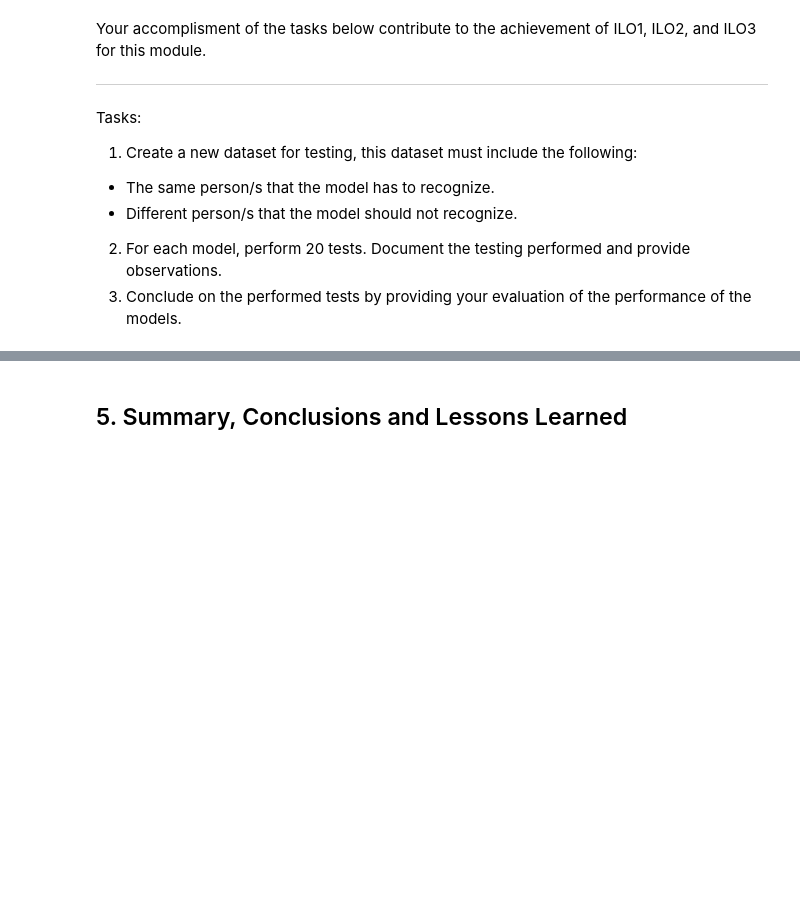
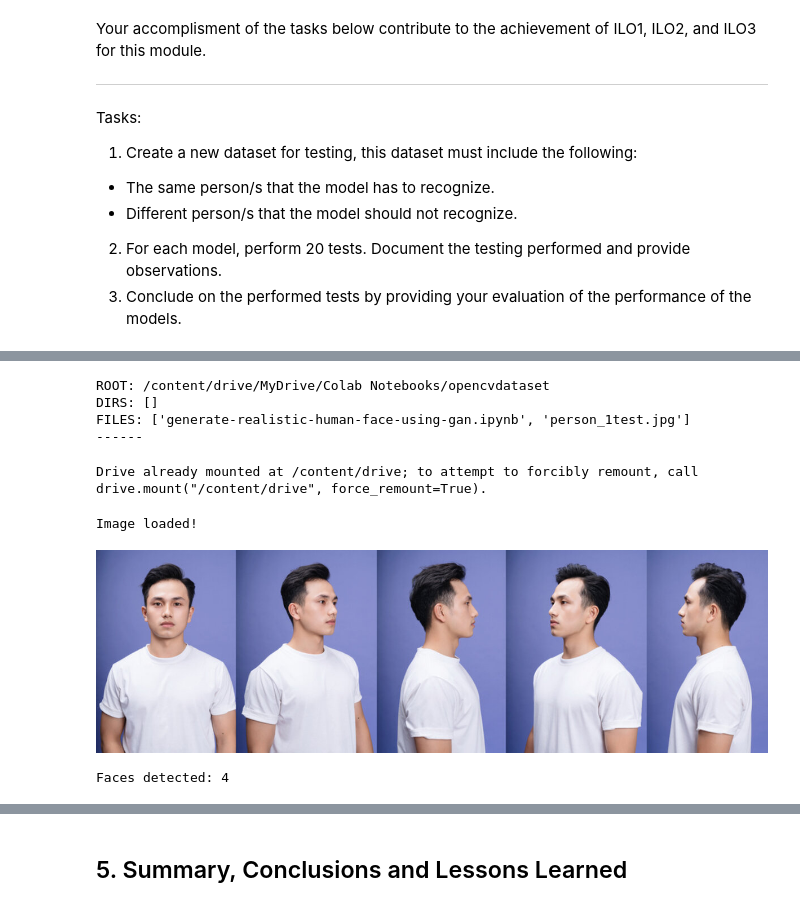
Before and after one commit to qaadhare-tip/CPE-018-CPE31S2---Emerging-Technologies-1-in-CpE, a Jupyter notebook: Activity_7_Performing_Face_Recognition_(Hare,_Andrei_Angelo_D_).ipynb, the cells around one changed output, grey strips where cells are left out. Drawn from its saved outputs; the diff is of its cells as text; code cells hidden in the pictures; blank space fills up the shorter version.

```diff
--- a/Activity_7_Performing_Face_Recognition_(Hare,_Andrei_Angelo_D_).ipynb
+++ b/Activity_7_Performing_Face_Recognition_(Hare,_Andrei_Angelo_D_).ipynb
@@ -158,0 +373,12 @@ Tasks:
+# %%
+import os
+for root, dirs, files in os.walk(dataset_path):
+    print("ROOT:", root)
+    print("DIRS:", dirs)
+    print("FILES:", files)
+    print("------")
+# %% [output]
+ROOT: /content/drive/MyDrive/Colab Notebooks/opencvdataset
+DIRS: []
+FILES: ['generate-realistic-human-face-using-gan.ipynb', 'person_1test.jpg']
+------
@@ -158,0 +435,25 @@ Tasks:
+# %%
+from google.colab import drive
+drive.mount('/content/drive')
+# %% [output]
+Drive already mounted at /content/drive; to attempt to forcibly remount, call drive.mount("/content/drive", force_remount=True).
+# %%
+from google.colab.patches import cv2_imshow
+import cv2
+
+test_image_path = "/content/drive/MyDrive/Colab Notebooks/opencvdataset/person_1test.jpg"
+
+img = cv2.imread(test_image_path)
+
+if img is None:
+    print("Image not found!")
+else:
+    print("Image loaded!")
+    cv2_imshow(img)
+# %% [output]
+Image loaded!
+[figure, added]
+# %%
+print("Faces detected:", len(faces))
+# %% [output]
+Faces detected: 4
```
Also changed, not shown: parts of 16 cells of this notebook.
